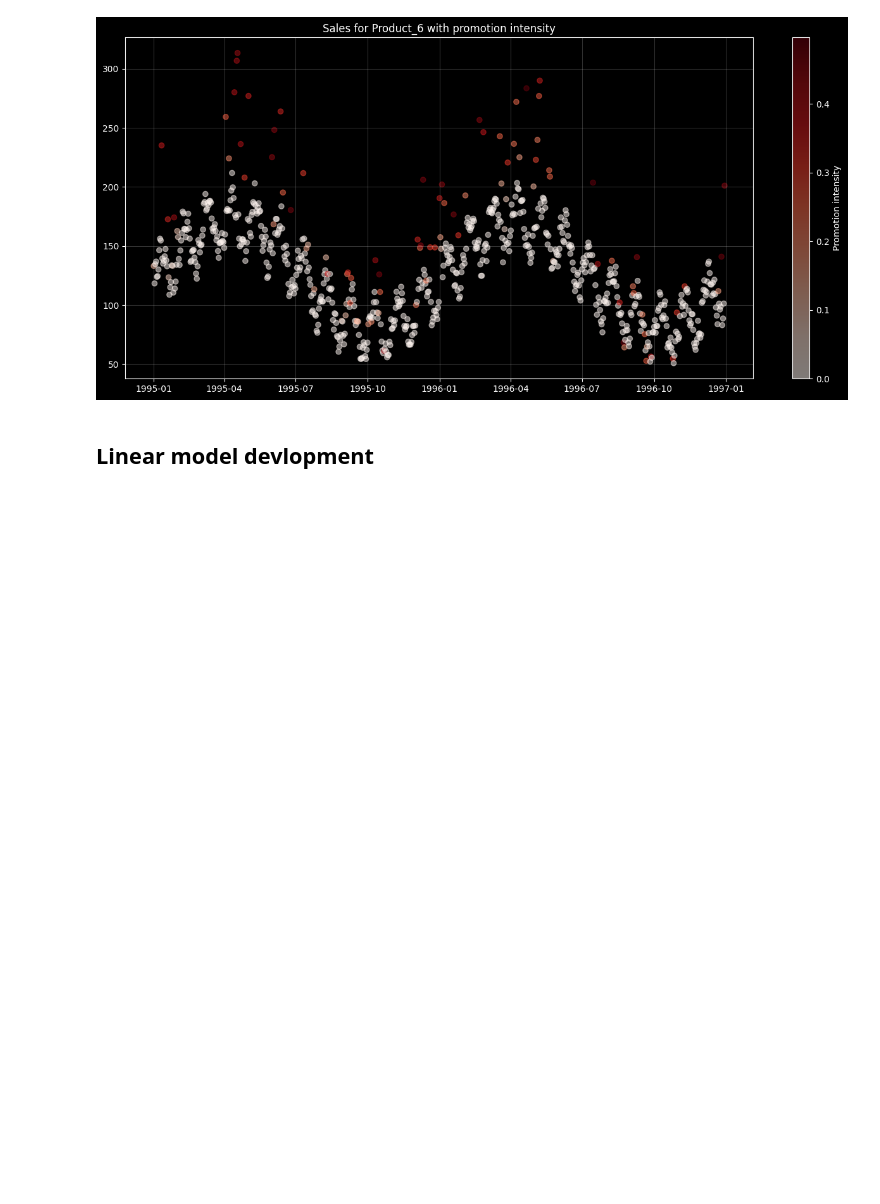
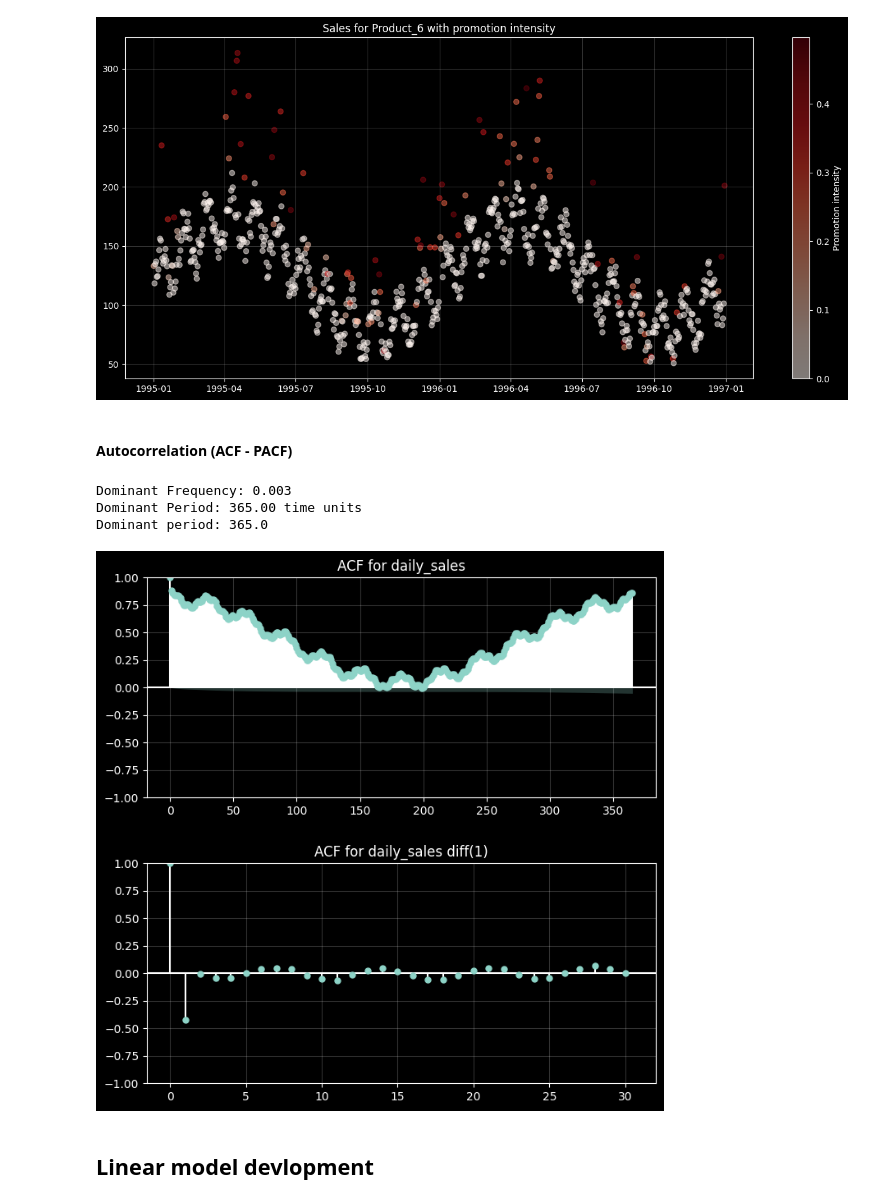
Before and after one commit to lucasduthu/Optimizing-a-Pizza-Chain-Promotion-Policy, a Jupyter notebook: Pizza_Chain_Promotion_Optimization.ipynb, the cells around one changed output. Drawn from its saved outputs; the diff is of its cells as text; code cells hidden in the pictures; blank space fills up the shorter version.

```diff
--- a/Pizza_Chain_Promotion_Optimization.ipynb
+++ b/Pizza_Chain_Promotion_Optimization.ipynb
@@ -307,6 +306,22 @@ Text(0.5, 1.0, 'Sales (2018 - 2024)')
 f_plot('sales', df, 'Product_6')
 # %% [output]
 [figure]
+# %% [markdown]
+#### Autocorrelation (ACF - PACF)
+# %%
+dominant_period, _, _ = fft_analysis(df['sales'].values)
+print(f"Dominant period: {np.round(dominant_period)}")
+
+_, ax = plt.subplots(2, 1, figsize = (8, 8))
+plt.subplots_adjust(hspace=0.3)
+plot_acf(df.sales, lags=365, title='ACF for daily_sales', ax=ax[0])
+plot_acf(df.sales.diff(1).dropna(), lags=30, title='ACF for daily_sales diff(1)', ax=ax[1])
+plt.show()
+# %% [output]
+Dominant Frequency: 0.003
+Dominant Period: 365.00 time units
+Dominant period: 365.0
+[figure, added]
 # %% [markdown]
 ## Linear model devlopment
 # %% [markdown]
```
Also changed, not shown: parts of 20 cells of this notebook.
